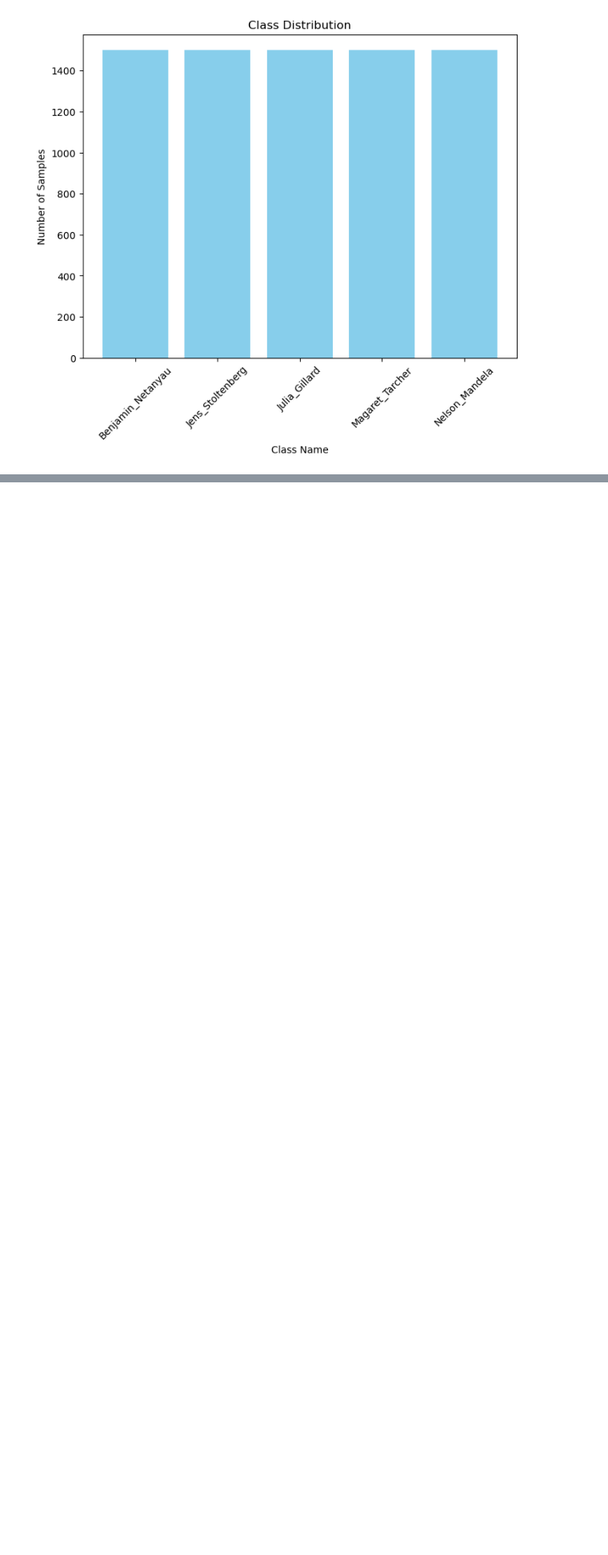
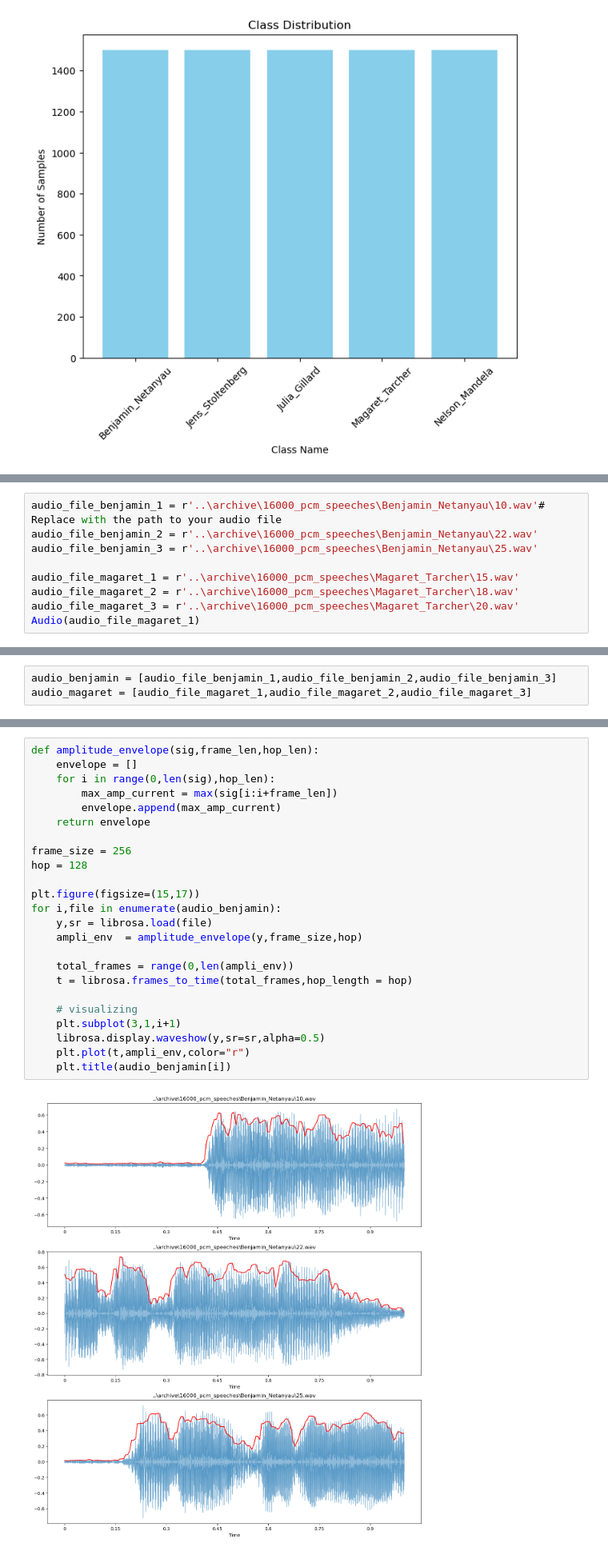
Before and after one commit to bhavyanarnoli/Guest-Speaker-Recognition, a Jupyter notebook: Phase1_Mohit.ipynb, the cells around one changed output, grey strips where cells are left out. Shown at 80% size. Cells and saved outputs as stored; diff of their text form; blank space fills up the shorter version.

```diff
--- a/Phase1_Mohit.ipynb
+++ b/Phase1_Mohit.ipynb
@@ -316,0 +302,9 @@ plt.show()
+# %%
+audio_file_benjamin_1 = r'..\archive\16000_pcm_speeches\Benjamin_Netanyau\10.wav'# Replace with the path to your audio file
+audio_file_benjamin_2 = r'..\archive\16000_pcm_speeches\Benjamin_Netanyau\22.wav'
+audio_file_benjamin_3 = r'..\archive\16000_pcm_speeches\Benjamin_Netanyau\25.wav'
+
+audio_file_magaret_1 = r'..\archive\16000_pcm_speeches\Magaret_Tarcher\15.wav'
+audio_file_magaret_2 = r'..\archive\16000_pcm_speeches\Magaret_Tarcher\18.wav'
+audio_file_magaret_3 = r'..\archive\16000_pcm_speeches\Magaret_Tarcher\20.wav'
+Audio(audio_file_magaret_1)
@@ -316,0 +313,3 @@ plt.show()
+# %%
+audio_benjamin = [audio_file_benjamin_1,audio_file_benjamin_2,audio_file_benjamin_3]
+audio_magaret = [audio_file_magaret_1,audio_file_magaret_2,audio_file_magaret_3]
@@ -316,0 +321,26 @@ plt.show()
+# %%
+def amplitude_envelope(sig,frame_len,hop_len):
+    envelope = []
+    for i in range(0,len(sig),hop_len):
+        max_amp_current = max(sig[i:i+frame_len])
+        envelope.append(max_amp_current)
+    return envelope
+
+frame_size = 256
+hop = 128
+
+plt.figure(figsize=(15,17))
+for i,file in enumerate(audio_benjamin):
+    y,sr = librosa.load(file)
+    ampli_env  = amplitude_envelope(y,frame_size,hop)
+
+    total_frames = range(0,len(ampli_env))
+    t = librosa.frames_to_time(total_frames,hop_length = hop)
+
+    # visualizing
+    plt.subplot(3,1,i+1)
+    librosa.display.waveshow(y,sr=sr,alpha=0.5)
+    plt.plot(t,ampli_env,color="r")
+    plt.title(audio_benjamin[i])
+# %% [output]
+[figure, added]
```
Also changed, not shown: parts of 23 cells of this notebook.
